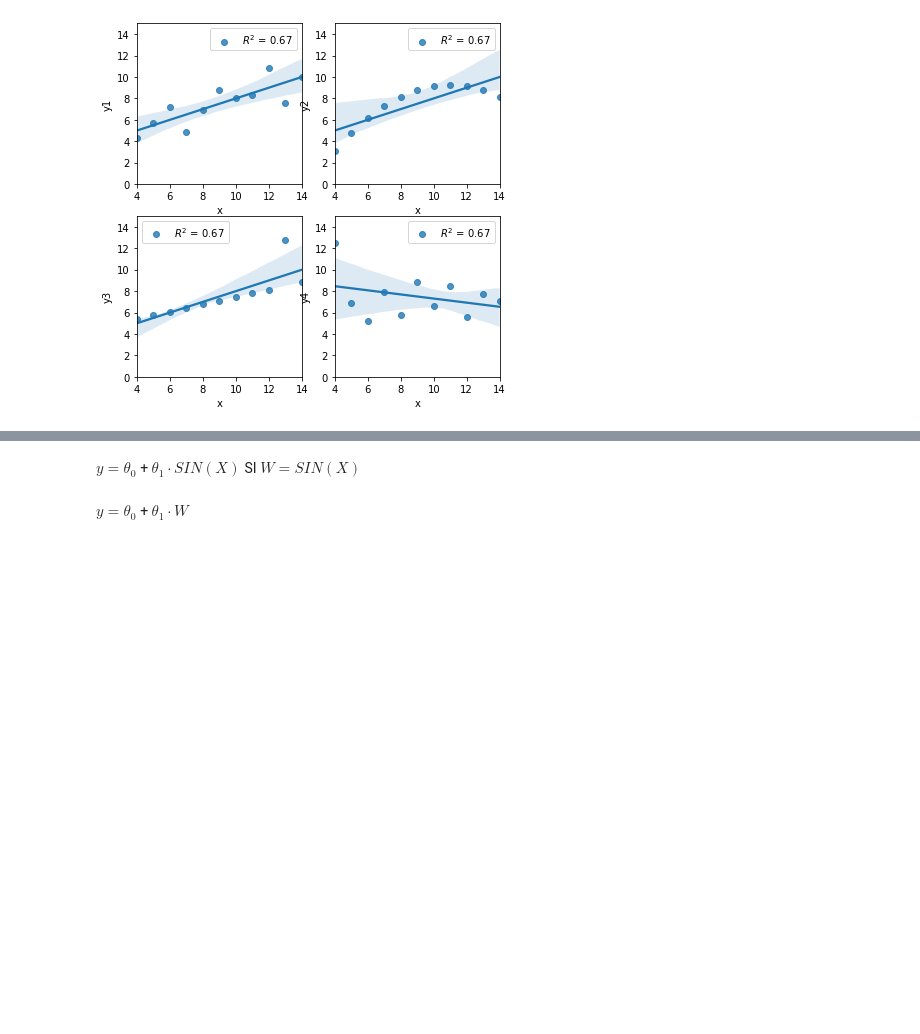
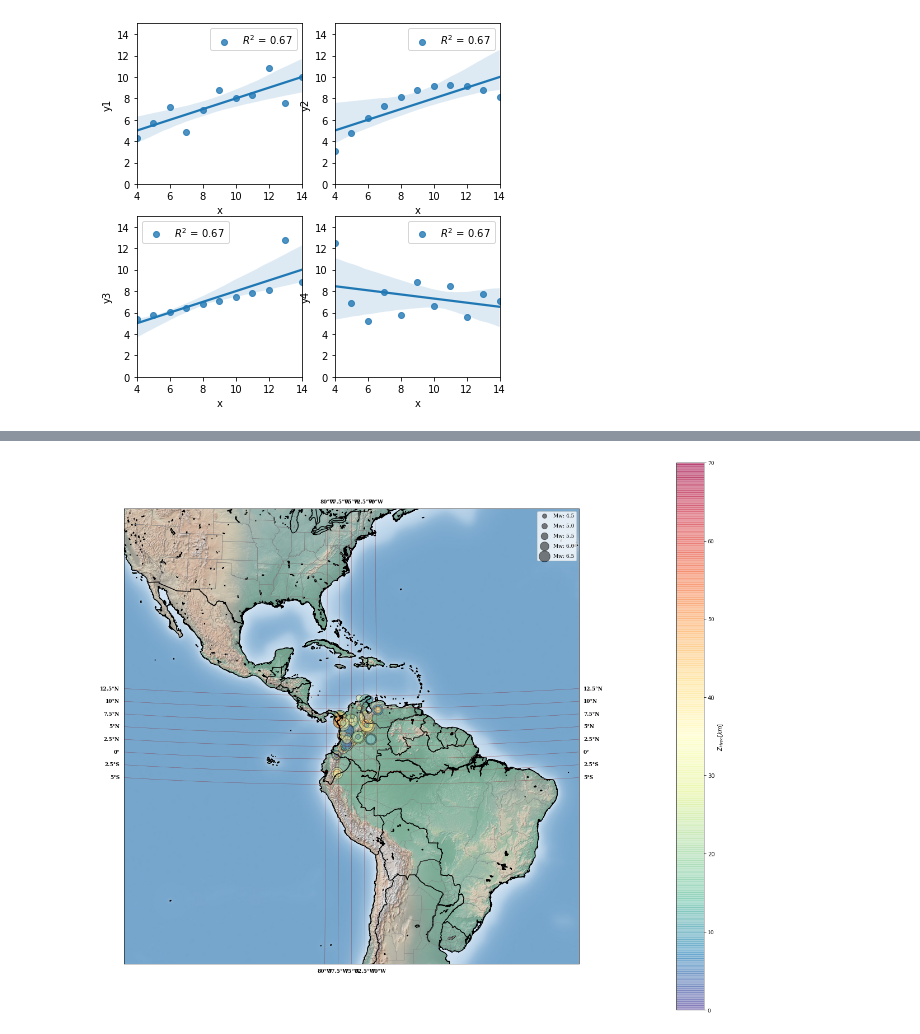
Before and after one commit to capajaro/Curso_ARG_Python, a Jupyter notebook: Clase_3_CursoARG.ipynb, the cells around one changed output, grey strips where cells are left out. Saved outputs shown, nothing was run; the diff lists cells and outputs as text; code cells hidden in the pictures; blank space fills up the shorter version.

```diff
--- a/Clase_3_CursoARG.ipynb
+++ b/Clase_3_CursoARG.ipynb
@@ -194,7 +206,7 @@ ax = sns.jointplot(x = col_names[5], y=col_names[4], data=Source_Data, kind = 'k
 Longs= Source_Data['Epicenter Longitude (deg; positive E)']
 Latitudes= Source_Data['Epicenter Latitude (deg; positive N)']
 Magnitudes = Source_Data['Magnitude']
-Zhypos = Source_Data['Hypocenter Depth (km)']
+Zhypos = Source_Data[Source_Data.columns[5]]
 
 Longs_St = Source_Data['Station Longitude (deg positive E)']
 Lat_St = Source_Data['Station Latitude (deg positive N)']
@@ -253,5 +265,0 @@ plt.savefig('DBase_MwvsZh.tiff', dpi=600, facecolor='w', edgecolor='k',
-# %% [markdown]
-$y = \theta_0$ + $ \theta_1 \cdot SIN(X)$
-SI $W = SIN(X)$
-# %% [markdown]
-$y = \theta_0$ + $ \theta_1 \cdot W$
@@ -257,0 +269,34 @@ $y = \theta_0$ + $ \theta_1 \cdot W$
+# %%
+fig = plt.figure(figsize=(17,14))
+m = Basemap(projection='lcc', resolution='h',
+            lat_0=4.5, lon_0=-75,
+            width=10E6, height=10E6)
+m.shadedrelief()
+m.drawcoastlines(color='k', linewidth=1.5)
+m.drawcountries(color='k', linewidth=1.5)
+m.drawstates(color='gray')
+m.drawparallels(np.arange(-5,15,2.5), labels = len(np.arange(-5,15,2.5))*[True],
+                dashes= len(np.arange(-5,15,2.5))*[True], color='darkred',linewidth=0.5, alpha = 1,
+                fontdict = {'family':'serif', 'fontweight': 'bold', 'fontsize': 9})
+m.drawmeridians(np.arange(-80,-67.5,2.5), labels = len(np.arange(-80,-67.5,2.5))*[True],
+                dashes= len(np.arange(-5,15,2.5))*[True], color='darkred',linewidth=0.5, alpha = 1,
+                fontdict = {'family':'serif', 'fontweight': 'bold', 'fontsize': 9})
+
+m.scatter(Longs, Latitudes, latlon=True,
+          c=Zhypos, s=2.5**(Magnitudes),
+          cmap='Spectral_r', alpha=0.5, edgecolor = 'k')
+
+cbar = plt.colorbar(label=r'$Z_{Hypo} [km]$ ', pad=0.15, )
+cbar.ax.set_yticks(np.arange(0,80,70))
+cbar.ax.set_yticklabels(np.arange(0,80,70), fontdict={'fontname': 'serif', 'fontsize': 9})
+plt.clim(0,70)
+
+# make legend with dummy points
+for a in np.arange(4.5,7,0.5):
+    plt.scatter([], [], c='k', alpha=0.5, s=2.5**a,
+                label='Mw: '+str(a))
+plt.legend(scatterpoints=1, frameon=True,
+           labelspacing=1, loc='upper right', prop={'family':'serif', 'size':9});
+plt.tight_layout()
+# %% [output]
+[figure, added]
```
Also changed, not shown: parts of 13 cells of this notebook.
